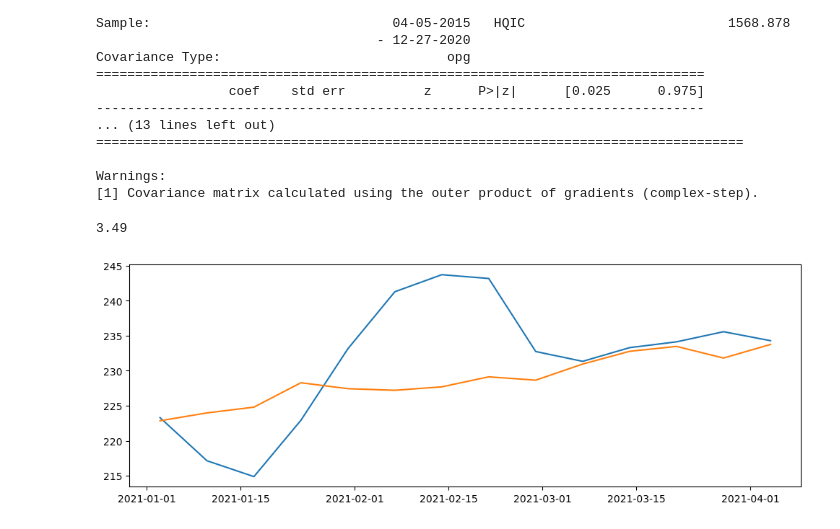
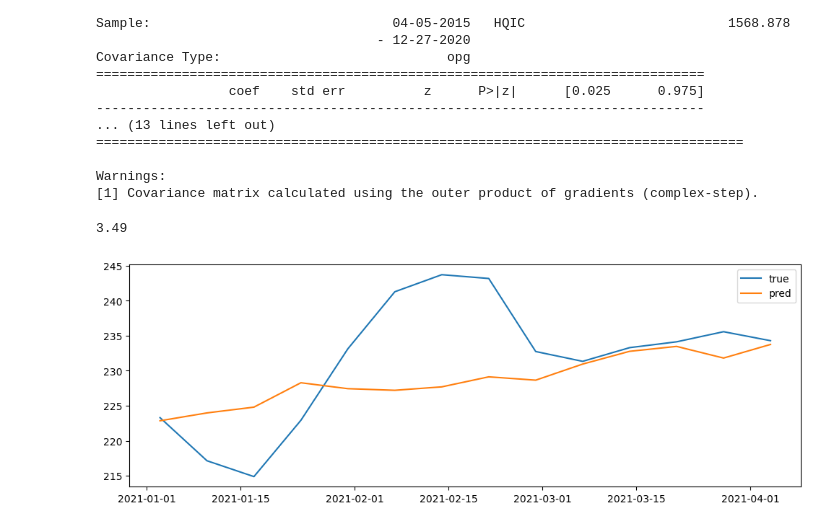
Before and after one commit to klee30810/ADP-study, a Jupyter notebook: codebook/Chap 12. Time anlalysis.ipynb, the cells around one changed output. Drawn from its saved outputs; the diff is of its cells as text; code cells hidden in the pictures.

```diff
--- a/codebook/Chap 12. Time anlalysis.ipynb
+++ b/codebook/Chap 12. Time anlalysis.ipynb
@@ -824,18 +824,17 @@ Warnings:
 # %%
 # prac 4
 def MAPE(y_true, y_pred):
     mape = np.mean(np.abs((y_true - y_pred)/y_true))*100
     return mape
 
 pred = fitted.predict(start=down_tail.index[0], end=down_tail.index[-1])
 print(MAPE(down_tail.values, pred.values).round(2))
 
 fig, ax = plt.subplots(1,1, figsize=(12,4))
 ax.plot(down_tail, label='true')
 ax.plot(pred, label='pred')
-plt.legend
-()
+plt.legend()
 plt.show()
 # %% [output]
 3.49
-[figure, old version]
+[figure, new version]
```
Also changed, not shown: 1 other file.
